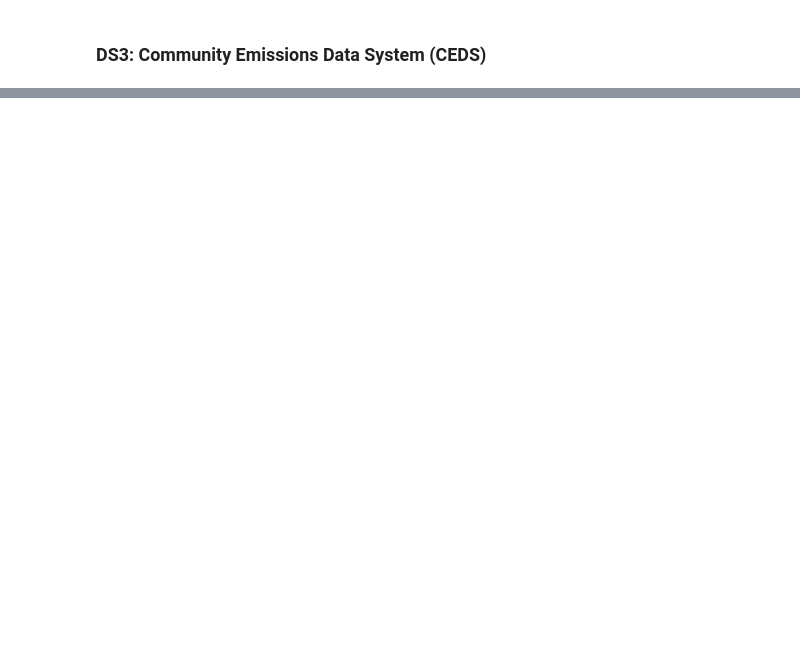
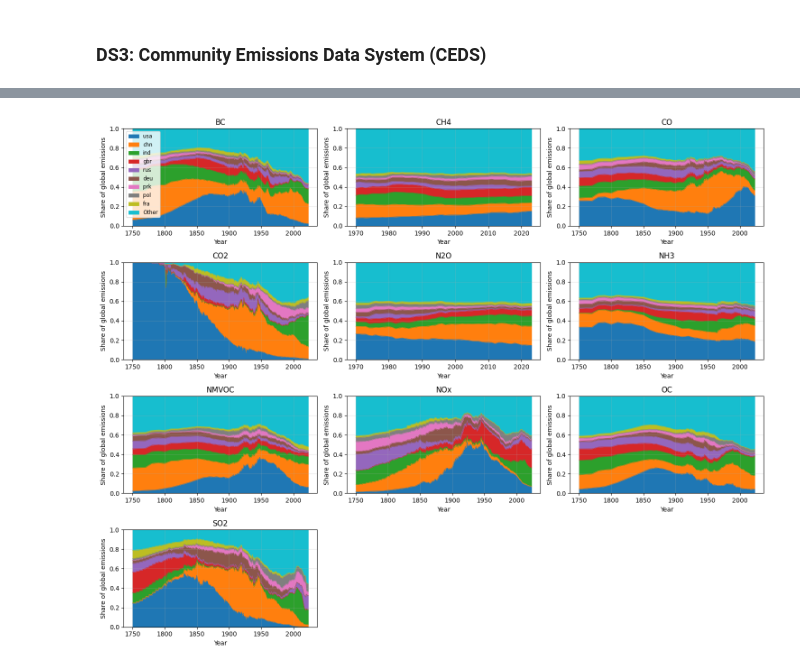
Before and after one commit to tempestormX/sc3021, a Jupyter notebook: SC3021_FDAG_T13.ipynb, the cells around one changed output, grey strips where cells are left out. Saved outputs shown, nothing was run; the diff lists cells and outputs as text; code cells hidden in the pictures; blank space fills up the shorter version.

```diff
--- a/SC3021_FDAG_T13.ipynb
+++ b/SC3021_FDAG_T13.ipynb
@@ -593,0 +403,5 @@ plt.show()
+# %%
+for gas in gases:
+    print(gas,
+          long[long["gas"] == gas]["year"].min(),
+          long[long["gas"] == gas]["year"].max())
@@ -593,0 +410,57 @@ plt.show()
+# %%
+# Compute and plot country-to-global emission ratios for each gas
+gases = [c for c in ds3.columns if c not in ("country", "year")]
+
+# long format: gas-level country-year emissions
+long = ds3.melt(id_vars=["country", "year"], value_vars=gases,
+                var_name="gas", value_name="emission")
+
+# global totals per gas-year
+global_tot = long.groupby(["gas", "year"], as_index=False)["emission"].sum().rename(
+    columns={"emission": "emission_total"}
+)
+
+# merge and compute ratio
+long = long.merge(global_tot, on=["gas", "year"])
+long = long[long["emission_total"] != 0].copy()
+long["ratio"] = (long["emission"] / long["emission_total"]).fillna(0)
+
+n = len(gases)
+ncols = 3
+nrows = n // ncols + 1
+
+fig, axs = plt.subplots(nrows_plot, ncols, figsize=(ncols * 5, nrows_plot * 3), squeeze=False)
+axs = axs.flatten()
+
+top_k = 9
+
+for i, gas in enumerate(gases):
+    df_g = long[long["gas"] == gas].copy()
+    pivot = df_g.pivot(index="year", columns="country", values="ratio").fillna(0)
+
+    # determine top countries by maximum share across years
+    top_countries = pivot.max().sort_values(ascending=False).head(top_k).index.tolist()
+    others = pivot.drop(columns=top_countries).sum(axis=1)
+    plot_df = pivot[top_countries].copy()
+    plot_df["Other"] = others
+
+    # stacked area plot
+    ax = axs[i]
+    plot_df.plot.area(ax=ax, linewidth=0.5)
+    ax.set_title(gas)
+    ax.set_xlabel("Year")
+    ax.set_ylabel("Share of global emissions")
+    ax.set_ylim(0, 1)
+    ax.grid(True, alpha=0.3)
+    if i == 0:
+        ax.legend(loc="upper left", fontsize="small", ncol=1)
+    else:
+        ax.get_legend().remove()
+
+for j in range(n_gases, len(axs)):
+    axs[j].axis("off")
+
+plt.tight_layout()
+plt.show()
+# %% [output]
+[figure, added]
```
Also changed, not shown: parts of 41 cells of this notebook.
